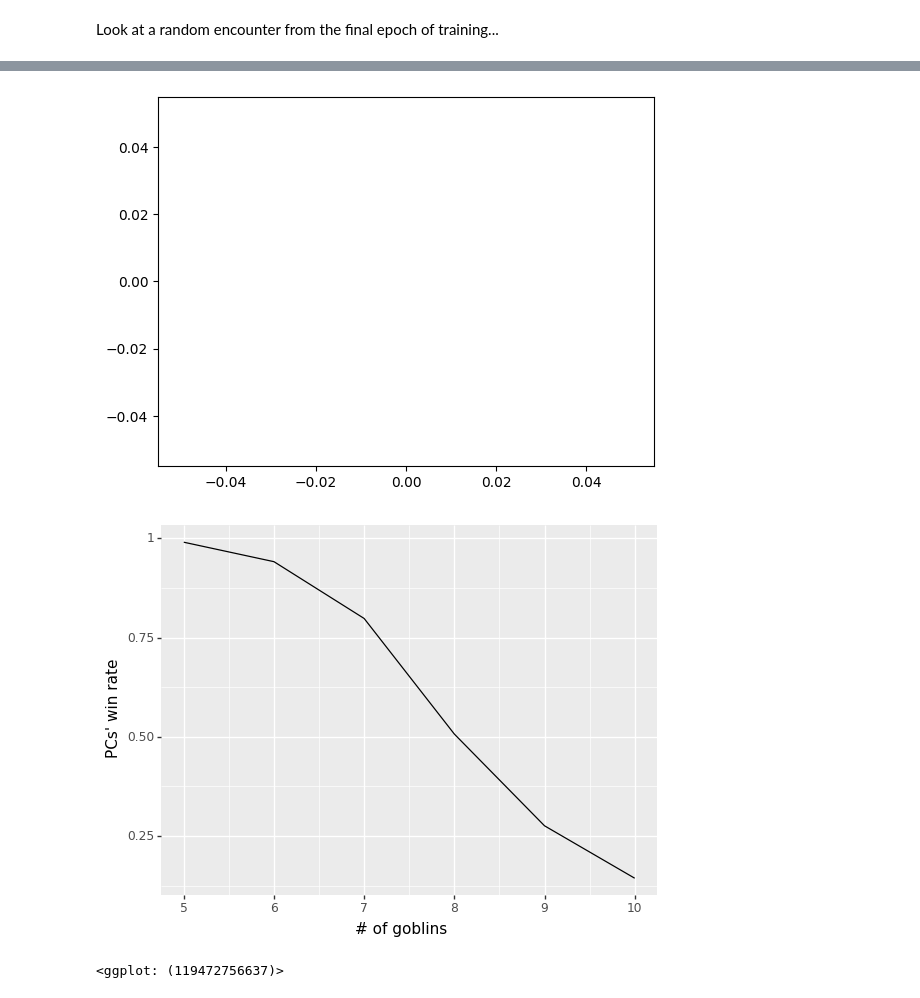
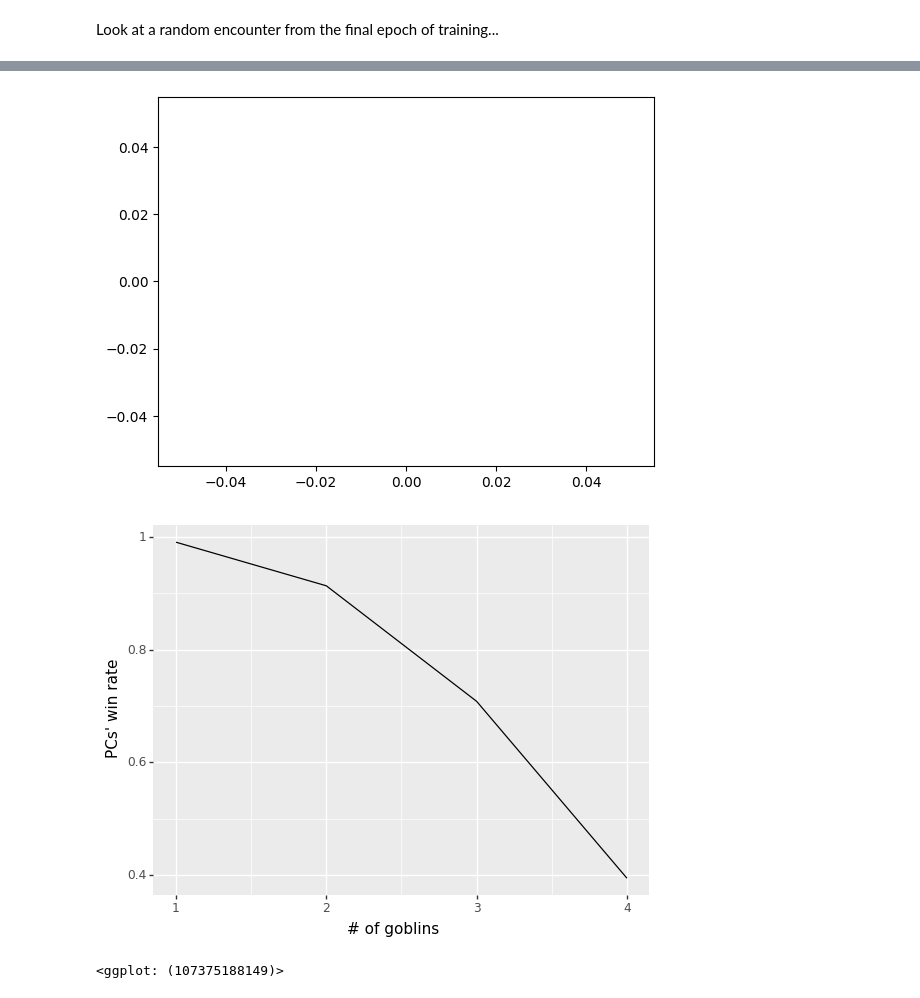
Before and after one commit to Willaem/PathfinderRL, a Jupyter notebook: analysis.ipynb, the cells around one changed output, grey strips where cells are left out. Drawn from its saved outputs; the diff is of its cells as text; code cells hidden in the pictures.

```diff
--- a/analysis.ipynb
+++ b/analysis.ipynb
@@ -171,16 +201,21 @@ x
 # %%
 # Wins and losses at 2nd level:  2 fighters and 2 wizards vs. X goblins
-pc_win_rate = {
-    5: 990/1000, # 1:30
-    6: 941/1000, # 1:45
-    7: 798/1000, # 2:10
-    8: 507/1000,
-    9: 276/1000, # 3:20
-    10: 144/1000, # 4 hours to train
+goblin_win_rate = {
+    1: 0.9905121403795144,
+    2: 0.9132,
+    3: 0.7082369506185257,
+    4: 0.3944723618090452
+}
+
+zombie_win_rate = {
+    1: 0.9749396135265701,
+    2: 0.7595458199356914,
+    3: 0,
+    4: 0
 }
 #plt.plot(pc_win_rate.keys(), pc_win_rate.values())
-pn.qplot(list(pc_win_rate.keys()), list(pc_win_rate.values()), geom='line', xlab='# of goblins', ylab="PCs' win rate")
+pn.qplot(list(goblin_win_rate.keys()), list(goblin_win_rate.values()), geom='line', xlab='# of goblins', ylab="PCs' win rate")
 # %% [output]
 [figure]
-[figure, old version]
+[figure, new version]
-<ggplot: (119472756637)>
+<ggplot: (107375188149)>
```
Also changed, not shown: parts of 16 cells of this notebook, 3 other files.
